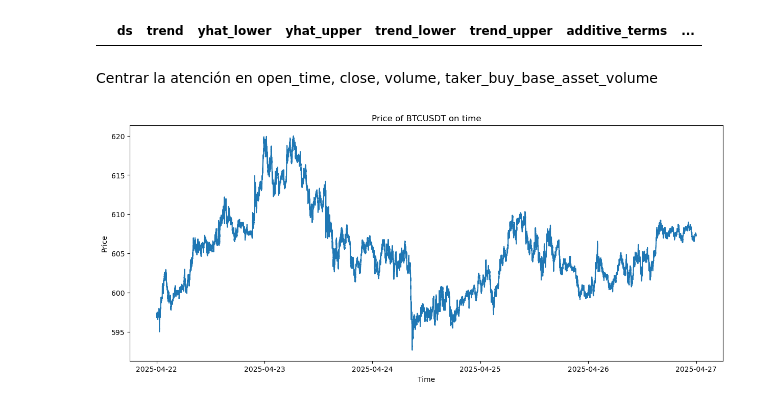
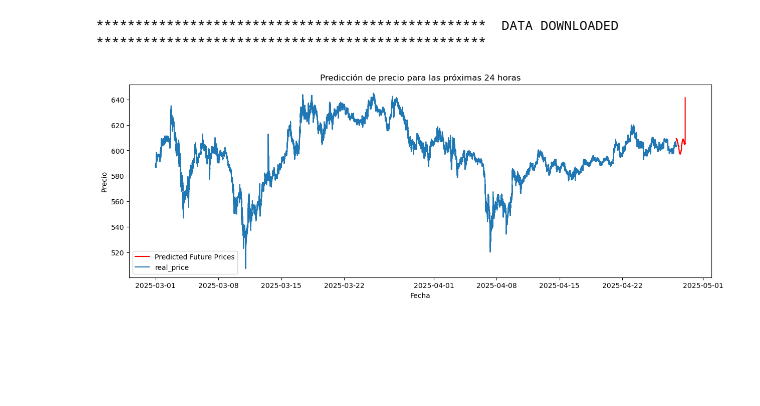
Before and after one commit to Santiagosphysics/FinalHeimdall, a Jupyter notebook: test_1.ipynb, the cells around one changed output. Cells and saved outputs as stored; diff of their text form; code cells hidden in the pictures; blank space fills up the shorter version.

```diff
--- a/test_1.ipynb
+++ b/test_1.ipynb
@@ -81,4 +75,0 @@ forecast[forecast['ds'] == pd.Timestamp('2025-04-27 23:59:59.999')]
-# %%
-forecast[forecast['ds'] == pd.Timestamp('2025-04-27 00:00:00')]
-# %% [output]
-|  | ds | trend | yhat_lower | yhat_upper | trend_lower | trend_upper | additive_terms | ... |
@@ -92,16 +76,56 @@ data = donwload_data(start_time = '2025-04-22', end_time = '2025-04-27', crypto=
-# %% [markdown]
-Centrar la atención en open_time, close, volume, taker_buy_base_asset_volume
-# %%
-import matplotlib.pyplot as plt
-import matplotlib.dates as mdates
-data = data[['open_time', 'close', 'volume', 'taker_buy_base_asset_volume']]
-
-plt.figure(figsize=(15,6))
-plt.plot( data['open_time'], data['close'])
-plt.xlabel('Time')
-plt.ylabel('Price')
-plt.title(f'Price of {crypto} on time')
-
-plt.show()
-# %% [output]
-[figure, removed]
+# %%
+import pandas as pd
+import numpy as np
+import xgboost as xgb
+import matplotlib.pyplot as plt
+from sklearn.model_selection import train_test_split
+from sklearn.metrics import mean_squared_error
+
+# 1. Descargar datos
+data = donwload_data(start_time='2025-03-01 00:00:00', end_time='2025-04-28 00:00:00', crypto="BNBUSDT", time='seconds')
+df = data[['close_time', 'close']].rename(columns={'close_time': 'ds', 'close': 'y'})
+print('*'*50, ' DATA DOWNLOADED ', '*'*50)
+
+# 2. Crear características de tiempo
+df['hour'] = df['ds'].dt.hour
+df['minute'] = df['ds'].dt.minute
+df['second'] = df['ds'].dt.second
+df['dayofweek'] = df['ds'].dt.dayofweek
+df['day'] = df['ds'].dt.day
+
+X = df[['hour', 'minute', 'second', 'dayofweek', 'day']]
+y = df['y']
+
+# 3. Entrenar el modelo
+model = xgb.XGBRegressor(objective='reg:squarederror', n_estimators=100, learning_rate=0.1)
+model.fit(X, y)
+
+# 4. Crear las próximas 24 horas en segundos
+future_dates = pd.date_range(start=df['ds'].max() + pd.Timedelta(seconds=1), periods=24*60*60, freq='S')
+
+future_df = pd.DataFrame({'ds': future_dates})
+
+# 5. Crear características de tiempo para el futuro
+future_df['hour'] = future_df['ds'].dt.hour
+future_df['minute'] = future_df['ds'].dt.minute
+future_df['second'] = future_df['ds'].dt.second
+future_df['dayofweek'] = future_df['ds'].dt.dayofweek
+future_df['day'] = future_df['ds'].dt.day
+
+X_future = future_df[['hour', 'minute', 'second', 'dayofweek', 'day']]
+
+# 6. Predecir el futuro
+future_preds = model.predict(X_future)
+# %% [output]
+**************************************************  DATA DOWNLOADED  **************************************************
+# %%
+plt.figure(figsize=(15,5))
+plt.plot(future_df['ds'], future_preds, label='Predicted Future Prices', color='r')
+plt.plot(df['ds'], df['y'], label = 'real_price')
+plt.title('Predicción de precio para las próximas 24 horas')
+plt.xlabel('Fecha')
+plt.ylabel('Precio')
+plt.legend()
+plt.show()
+# %% [output]
+[figure, added]
```
Also changed, not shown: parts of 6 cells of this notebook.
